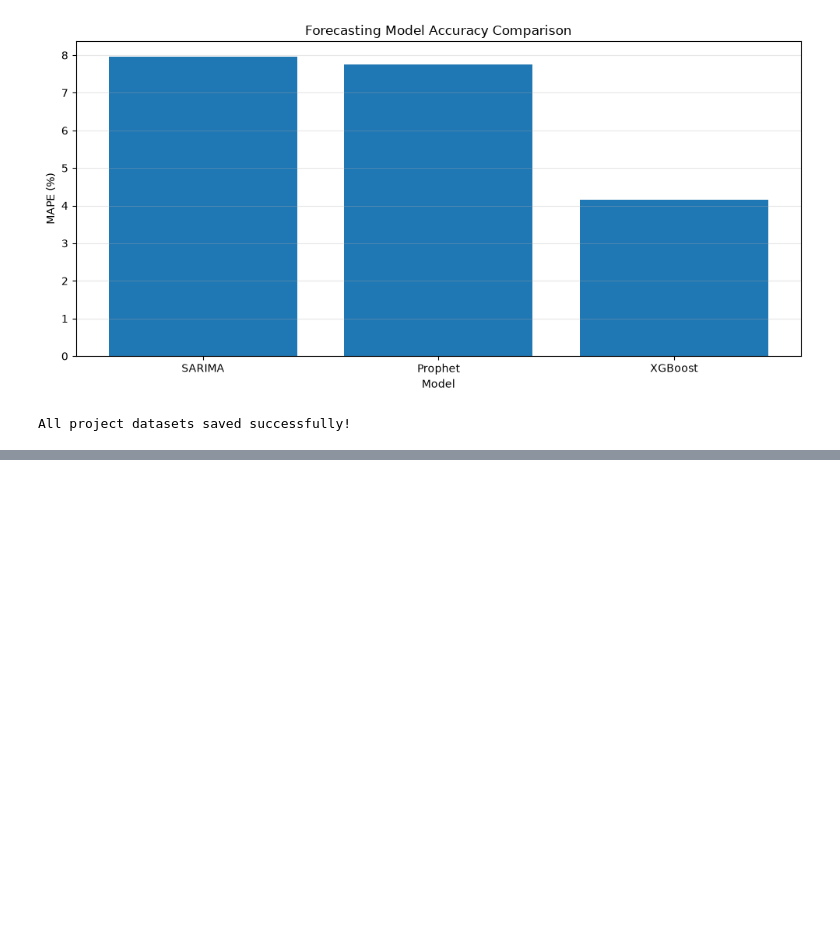
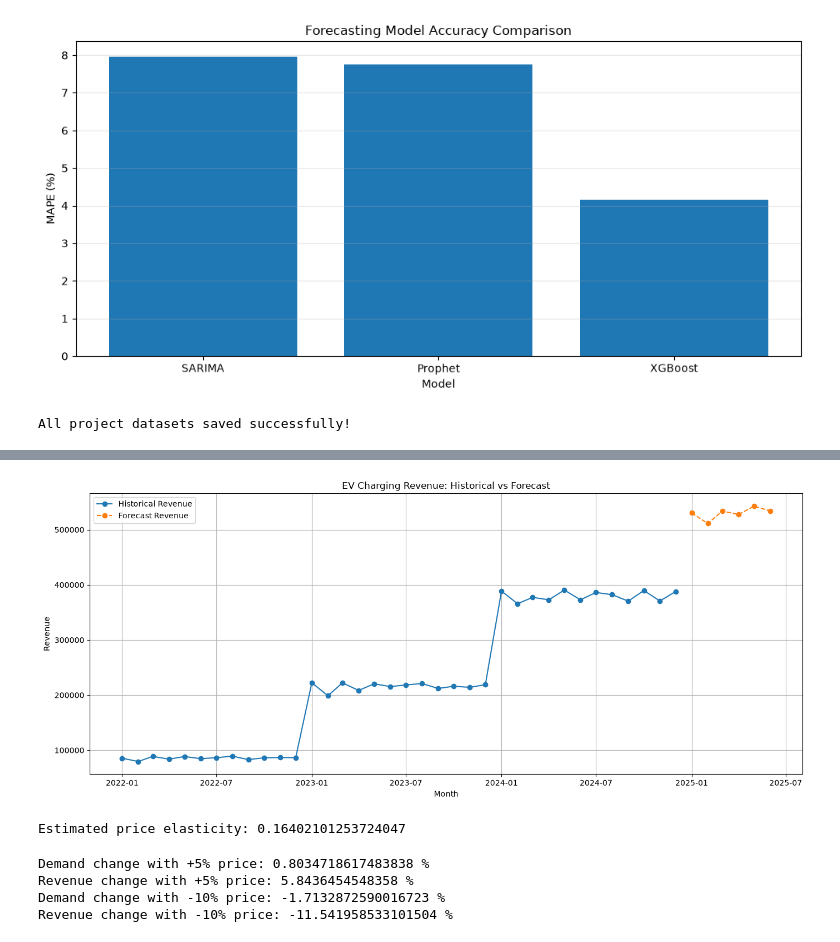
Before and after one commit to analyticsbyps/EV-Demand-Forecasting, a Jupyter notebook: EV_Demand_Forecasting_Analysis.ipynb, the cells around one changed output, grey strips where cells are left out. Cells and saved outputs as stored; diff of their text form; code cells hidden in the pictures; blank space fills up the shorter version.

```diff
--- a/EV_Demand_Forecasting_Analysis.ipynb
+++ b/EV_Demand_Forecasting_Analysis.ipynb
@@ -1122,0 +1217,8 @@ All project datasets saved successfully!
+# %%
+import numpy as np
+
+monthly_data['month_num'] = pd.to_datetime(monthly_data['start_timestamp']).dt.month
+monthly_data['time_index'] = range(len(monthly_data))
+
+monthly_data['log_demand'] = np.log(monthly_data['demand'])
+monthly_data['log_price'] = np.log(monthly_data['avg_price'])
@@ -1122,0 +1308,11 @@ All project datasets saved successfully!
+# %%
+forecast_model = ExponentialSmoothing(
+    revenue_series,
+    trend='add',
+    seasonal='add',
+    seasonal_periods=12
+).fit()
+
+revenue_forecast = forecast_model.forecast(6)
+
+print(revenue_forecast)
@@ -1122,0 +1327,53 @@ All project datasets saved successfully!
+# %%
+plt.figure(figsize=(14, 6))
+
+plt.plot(
+    revenue_series.index,
+    revenue_series,
+    label='Historical Revenue',
+    marker='o'
+)
+
+plt.plot(
+    revenue_forecast.index,
+    revenue_forecast,
+    label='Forecast Revenue',
+    marker='o',
+    linestyle='--'
+)
+
+plt.title('EV Charging Revenue: Historical vs Forecast')
+plt.xlabel('Month')
+plt.ylabel('Revenue')
+plt.legend()
+plt.grid(True)
+plt.tight_layout()
+plt.show()
+# %% [output]
+[figure, added]
+# %%
+elasticity = model_elasticity.params['log_price']
+
+print("Estimated price elasticity:", elasticity)
+# %% [output]
+Estimated price elasticity: 0.16402101253724047
+# %%
+price_increase = 0.05
+price_decrease = -0.10
+
+demand_change_5 = (1 + price_increase)**elasticity - 1
+demand_change_10 = (1 + price_decrease)**elasticity - 1
+
+revenue_change_5 = (1 + price_increase) * (1 + demand_change_5) - 1
+revenue_change_10 = (1 + price_decrease) * (1 + demand_change_10) - 1
+
+print("Demand change with +5% price:", demand_change_5 * 100, "%")
+print("Revenue change with +5% price:", revenue_change_5 * 100, "%")
+
+print("Demand change with -10% price:", demand_change_10 * 100, "%")
+print("Revenue change with -10% price:", revenue_change_10 * 100, "%")
+# %% [output]
+Demand change with +5% price: 0.8034718617483838 %
+Revenue change with +5% price: 5.8436454548358 %
+Demand change with -10% price: -1.7132872590016723 %
+Revenue change with -10% price: -11.541958533101504 %
```
Also changed, not shown: parts of 22 cells of this notebook.
